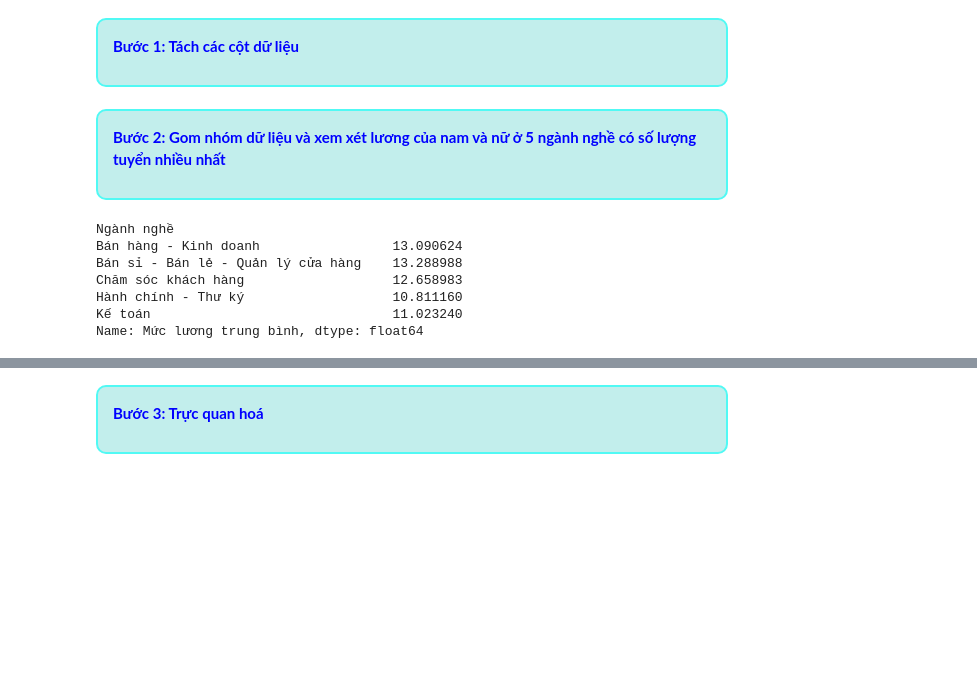
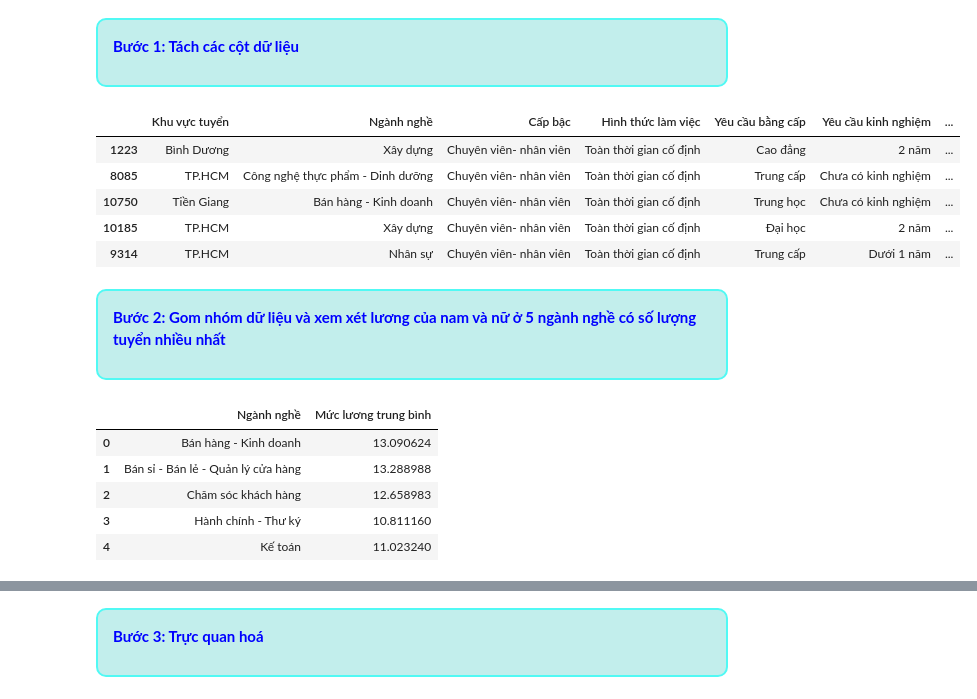
Before and after one commit to HungLVT/NMKHDL, a Jupyter notebook: notebooks/3.0-question-and-answer.ipynb, the cells around one changed output, grey strips where cells are left out. Drawn from its saved outputs; the diff is of its cells as text; code cells hidden in the pictures; blank space fills up the shorter version.

```diff
--- a/notebooks/3.0-question-and-answer.ipynb
+++ b/notebooks/3.0-question-and-answer.ipynb
@@ -807,13 +848,21 @@ plt.show()
 # %%
 df_exp=df.copy()
 df_exp['Yêu cầu giới tính']=df_exp['Yêu cầu giới tính'].replace('Không yêu cầu','Nam, Nữ')
 df_exp['Yêu cầu giới tính'] = df_exp['Yêu cầu giới tính'].str.split(', ')
 df_exp = df_exp.explode('Yêu cầu giới tính').reset_index(drop=True)
 df_exp['Ngành nghề']=df_exp['Ngành nghề'].str.split('/')
 df_exp = df_exp.explode('Ngành nghề').reset_index(drop=True)
 df_exp['Khu vực tuyển'] = df_exp['Khu vực tuyển'].str.split(', ')
 df_exp = df_exp.explode('Khu vực tuyển').reset_index(drop=True)
 df_exp=df_exp.groupby(['Khu vực tuyển','Ngành nghề','Cấp bậc','Hình thức làm việc','Yêu cầu bằng cấp','Yêu cầu kinh nghiệm','Yêu cầu giới tính'])['Mức lương trung bình'].mean().reset_index()
+df_exp.sample(5)
+# %% [output]
+|  | Khu vực tuyển | Ngành nghề | Cấp bậc | Hình thức làm việc | Yêu cầu bằng cấp | Yêu cầu kinh nghiệm | ... |
+| 1223 | Bình Dương | Xây dựng | Chuyên viên- nhân viên | Toàn thời gian cố định | Cao đẳng | 2 năm | ... |
+| 8085 | TP.HCM | Công nghệ thực phẩm - Dinh dưỡng | Chuyên viên- nhân viên | Toàn thời gian cố định | Trung cấp | Chưa có kinh nghiệm | ... |
+| 10750 | Tiền Giang | Bán hàng - Kinh doanh | Chuyên viên- nhân viên | Toàn thời gian cố định | Trung học | Chưa có kinh nghiệm | ... |
+| 10185 | TP.HCM | Xây dựng | Chuyên viên- nhân viên | Toàn thời gian cố định | Đại học | 2 năm | ... |
+| 9314 | TP.HCM | Nhân sự | Chuyên viên- nhân viên | Toàn thời gian cố định | Trung cấp | Dưới 1 năm | ... |
 # %% [markdown]
 <div style="border-radius: 10px; border: 2px solid #51F9F4; padding: 15px; background-color:#c2eeec; font-size: 100%; text-align: left;">
 
@@ -832,12 +881,12 @@ df_female = df_top5[df_top5['Yêu cầu giới tính'] == 'Nữ']
 average_male_salary = df_male.groupby('Ngành nghề')['Mức lương trung bình'].mean()
 average_female_salary = df_female.groupby('Ngành nghề')['Mức lương trung bình'].mean()
 
-average_female_salary
+average_female_salary_df=average_female_salary.reset_index()
+average_female_salary_df
 # %% [output]
-Ngành nghề
-Bán hàng - Kinh doanh                 13.090624
-Bán sỉ - Bán lẻ - Quản lý cửa hàng    13.288988
-Chăm sóc khách hàng                   12.658983
-Hành chính - Thư ký                   10.811160
-Kế toán                               11.023240
-Name: Mức lương trung bình, dtype: float64
+|  | Ngành nghề | Mức lương trung bình |
+| 0 | Bán hàng - Kinh doanh | 13.090624 |
+| 1 | Bán sỉ - Bán lẻ - Quản lý cửa hàng | 13.288988 |
+| 2 | Chăm sóc khách hàng | 12.658983 |
+| 3 | Hành chính - Thư ký | 10.811160 |
+| 4 | Kế toán | 11.023240 |
```
Also changed, not shown: parts of 16 cells of this notebook.
